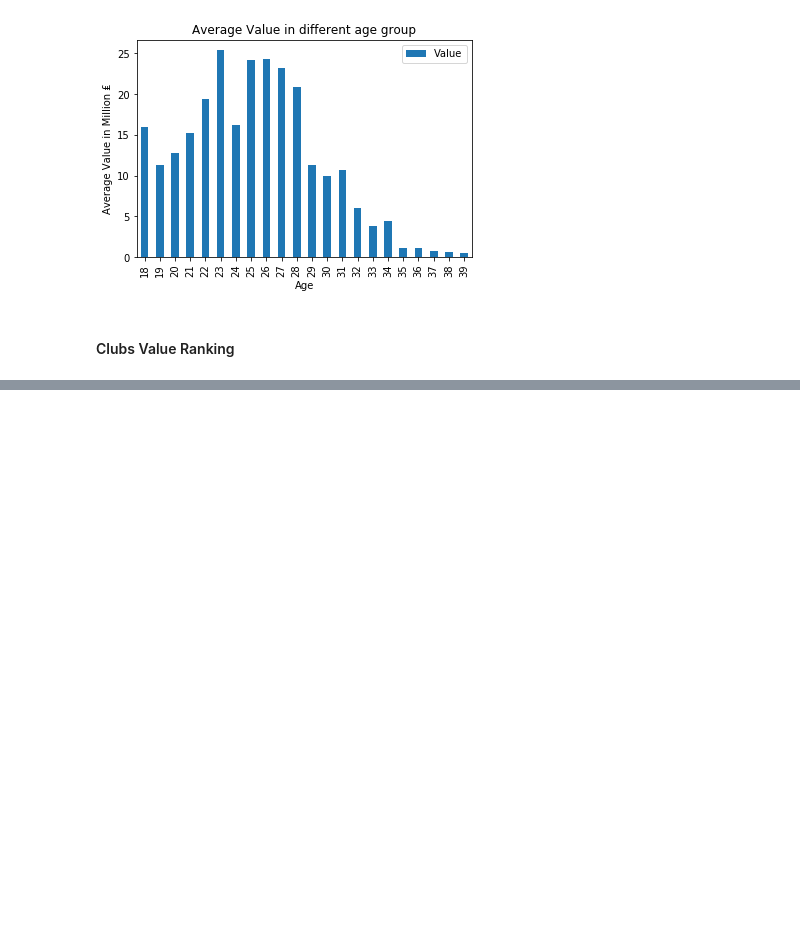
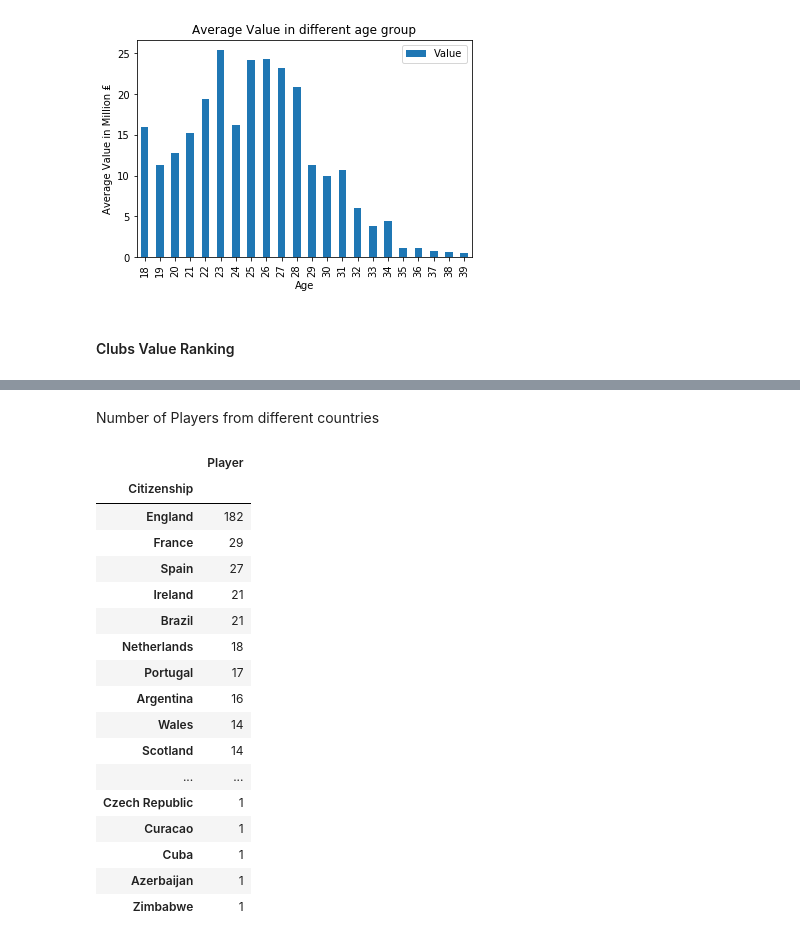
Before and after one commit to Mikky-Li/Analyzing-Data-From-Transfermarkt-and-Visualizing-Premier-League-Players-Data, a Jupyter notebook: Transfermarkt.ipynb, the cells around one changed output, grey strips where cells are left out. Drawn from its saved outputs; the diff is of its cells as text; code cells hidden in the pictures; blank space fills up the shorter version.

```diff
--- a/Transfermarkt.ipynb
+++ b/Transfermarkt.ipynb
@@ -176,0 +232,23 @@ Ranking.groupby('Club')[['Value']].sum().sort_values('Value',ascending = False).
+# %% [markdown]
+Number of Players from different countries
+# %%
+Ranking.groupby('Citizenship')[['Player']].count().sort_values('Player',ascending = False)
+# %% [output]
+|  | Player |
+| Citizenship |  |
+| England | 182 |
+| France | 29 |
+| Spain | 27 |
+| Ireland | 21 |
+| Brazil | 21 |
+| Netherlands | 18 |
+| Portugal | 17 |
+| Argentina | 16 |
+| Wales | 14 |
+| Scotland | 14 |
+| ... | ... |
+| Czech Republic | 1 |
+| Curacao | 1 |
+| Cuba | 1 |
+| Azerbaijan | 1 |
+| Zimbabwe | 1 |
```
Also changed, not shown: parts of 14 cells of this notebook.
